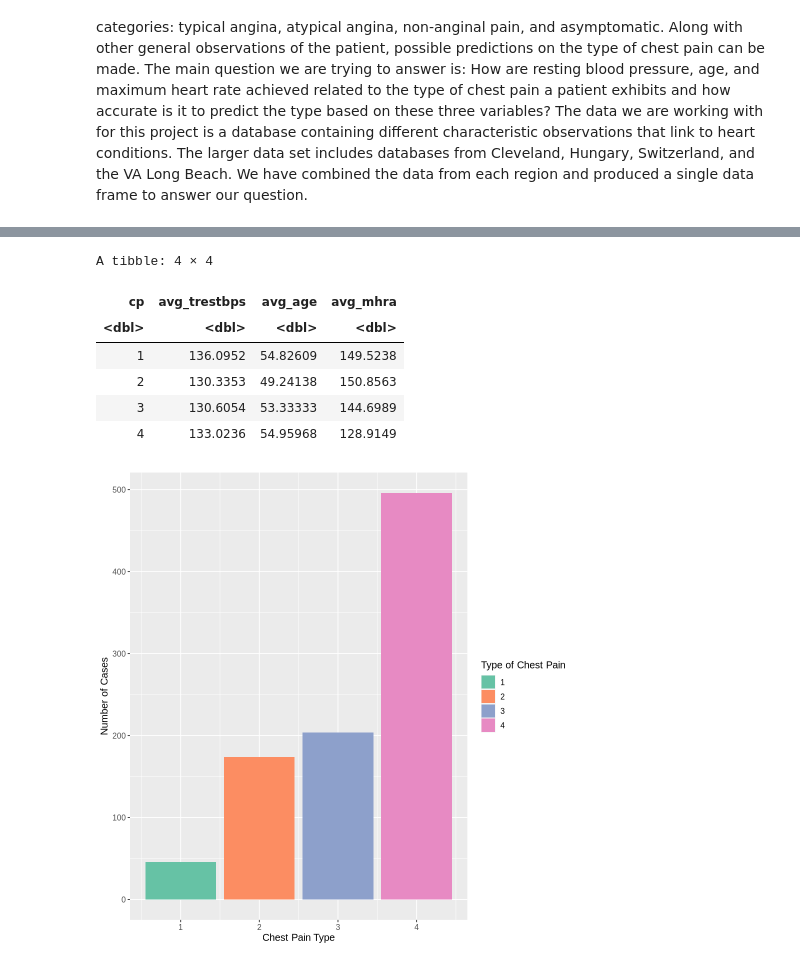
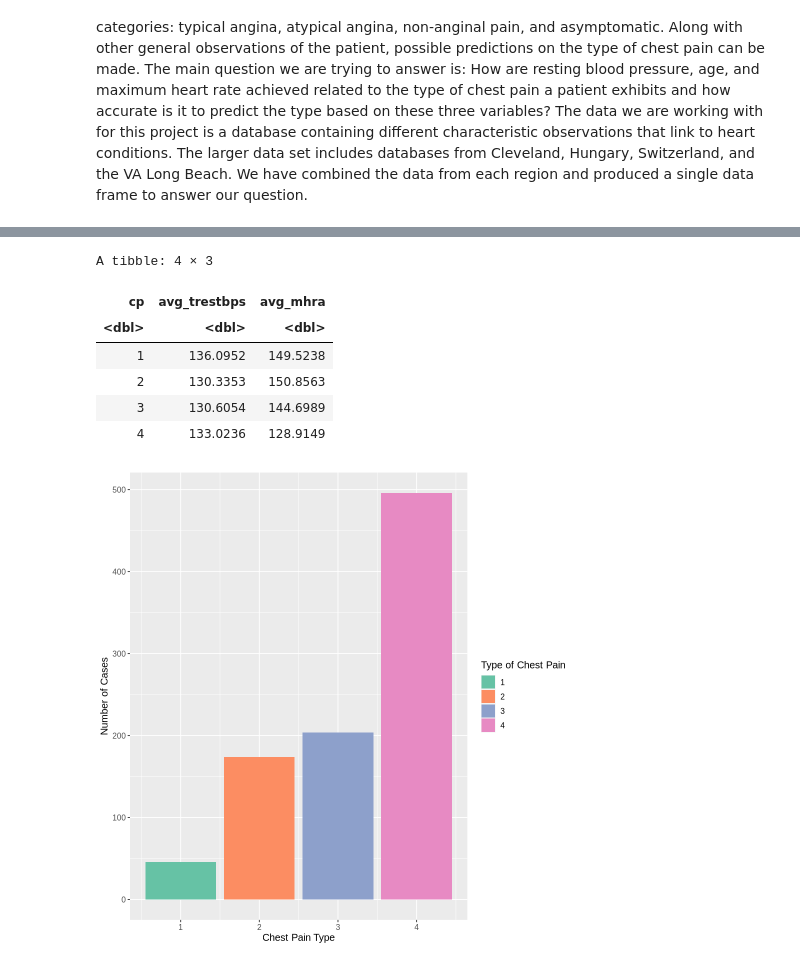
Before and after one commit to aaelbaz/DSCI-100-Group-Project, a Jupyter notebook: group_project_proposal.ipynb, the cells around one changed output, grey strips where cells are left out. Cells and saved outputs as stored; diff of their text form; code cells hidden in the pictures.

```diff
--- a/group_project_proposal.ipynb
+++ b/group_project_proposal.ipynb
@@ -63,20 +70,19 @@ A tibble: 6 × 15
 # %%
 cp_summarize <- heart_disease_data |>
 group_by(cp) |>
 summarize(avg_trestbps = mean(trestbps, na.rm = TRUE),
-          avg_age = mean(age, na.rm = TRUE),
-         avg_mhra = mean(thalach, na.rm = TRUE))
+          avg_mhra = mean(thalach, na.rm = TRUE))
 cp_summarize
 
 #ypical angina (1), atypical angina (2), non-anginal pain (3), and asymptomatic (4)
 # %% [output]
-A tibble: 4 × 4
+A tibble: 4 × 3
-| cp | avg_trestbps | avg_age | avg_mhra |
-| <dbl> | <dbl> | <dbl> | <dbl> |
-| 1 | 136.0952 | 54.82609 | 149.5238 |
-| 2 | 130.3353 | 49.24138 | 150.8563 |
-| 3 | 130.6054 | 53.33333 | 144.6989 |
-| 4 | 133.0236 | 54.95968 | 128.9149 |
+| cp | avg_trestbps | avg_mhra |
+| <dbl> | <dbl> | <dbl> |
+| 1 | 136.0952 | 149.5238 |
+| 2 | 130.3353 | 150.8563 |
+| 3 | 130.6054 | 144.6989 |
+| 4 | 133.0236 | 128.9149 |
 # %%
 class_plot <- heart_disease_data|>
     ggplot(aes(x = cp,
```
Also changed, not shown: parts of 5 cells of this notebook.
